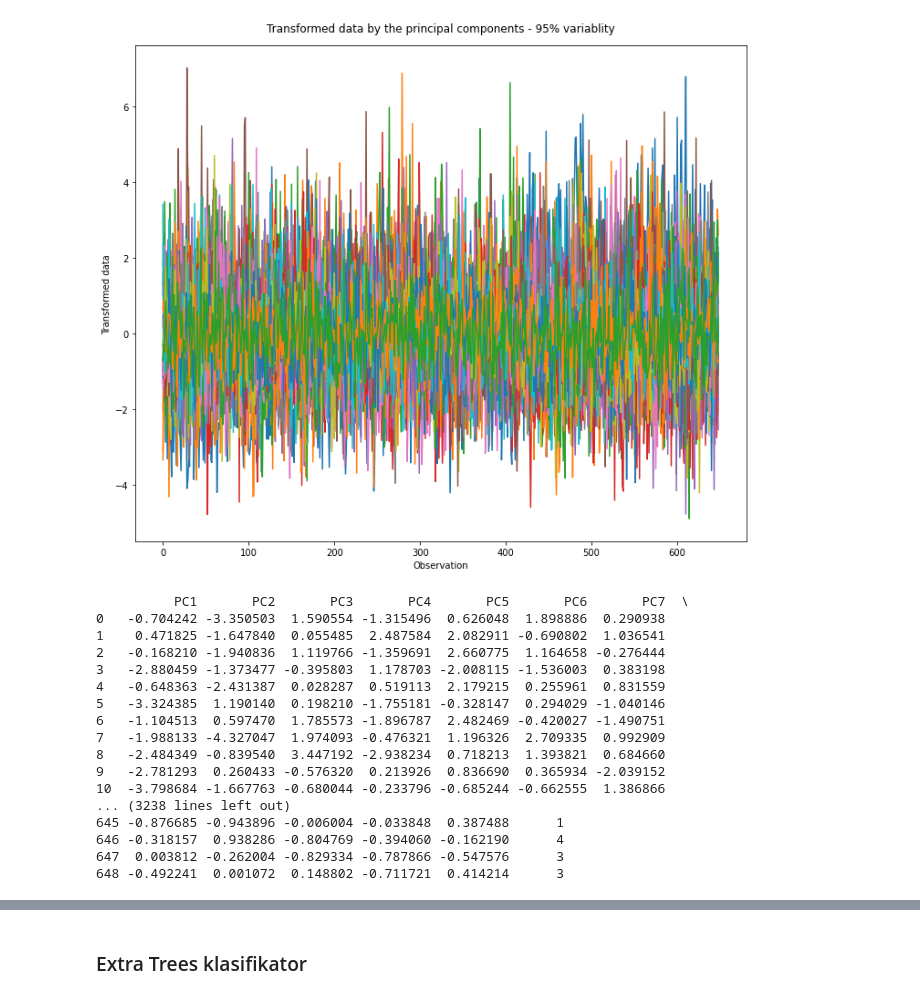
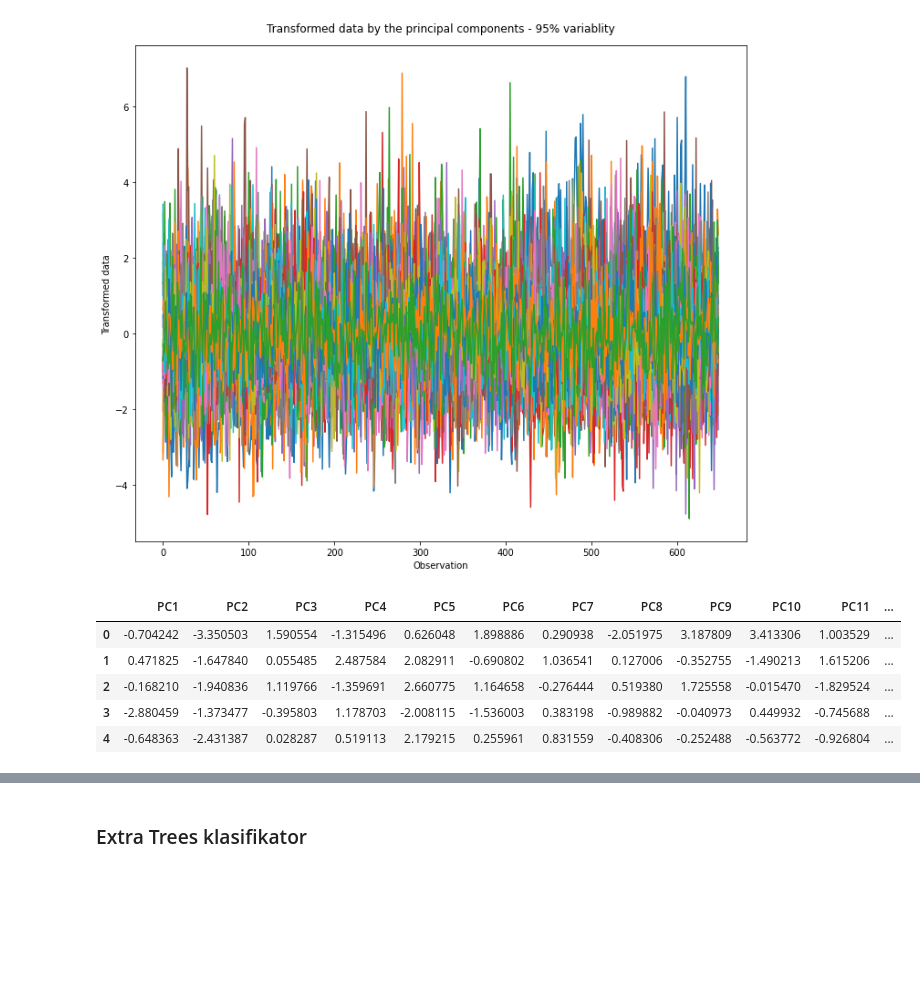
Before and after one commit to ilija447/machine-learning-1, a Jupyter notebook: Masinsko-ucenje-Projekat-I.ipynb, the cells around one changed output, grey strips where cells are left out. Drawn from its saved outputs; the diff is of its cells as text; code cells hidden in the pictures; blank space fills up the shorter version.

```diff
--- a/Masinsko-ucenje-Projekat-I.ipynb
+++ b/Masinsko-ucenje-Projekat-I.ipynb
@@ -895,25 +893,14 @@ print("{} compnents to preserve 95% of the variability in data".format(X_pca_95.
 # %%
 df=pd.DataFrame(X_pca_95, columns=['PC1','PC2','PC3','PC4','PC5','PC6','PC7','PC8','PC9','PC10','PC11','PC12','PC13','PC14','PC15','PC16','PC17','PC18','PC19','PC20','PC21','PC22','PC23','PC24','PC25','PC26','PC2','PC28','PC29','PC30','PC31','PC32','PC33'])
 df['class']=y
-df
+df.head()
 # %% [output]
-          PC1       PC2       PC3       PC4       PC5       PC6       PC7  \
-0   -0.704242 -3.350503  1.590554 -1.315496  0.626048  1.898886  0.290938
-1    0.471825 -1.647840  0.055485  2.487584  2.082911 -0.690802  1.036541
-2   -0.168210 -1.940836  1.119766 -1.359691  2.660775  1.164658 -0.276444
-3   -2.880459 -1.373477 -0.395803  1.178703 -2.008115 -1.536003  0.383198
-4   -0.648363 -2.431387  0.028287  0.519113  2.179215  0.255961  0.831559
-5   -3.324385  1.190140  0.198210 -1.755181 -0.328147  0.294029 -1.040146
-6   -1.104513  0.597470  1.785573 -1.896787  2.482469 -0.420027 -1.490751
-7   -1.988133 -4.327047  1.974093 -0.476321  1.196326  2.709335  0.992909
-8   -2.484349 -0.839540  3.447192 -2.938234  0.718213  1.393821  0.684660
-9   -2.781293  0.260433 -0.576320  0.213926  0.836690  0.365934 -2.039152
-10  -3.798684 -1.667763 -0.680044 -0.233796 -0.685244 -0.662555  1.386866
-... (3238 lines left out)
-645 -0.876685 -0.943896 -0.006004 -0.033848  0.387488      1
-646 -0.318157  0.938286 -0.804769 -0.394060 -0.162190      4
-647  0.003812 -0.262004 -0.829334 -0.787866 -0.547576      3
-648 -0.492241  0.001072  0.148802 -0.711721  0.414214      3
+|  | PC1 | PC2 | PC3 | PC4 | PC5 | PC6 | PC7 | PC8 | PC9 | PC10 | PC11 | ... |
+| 0 | -0.704242 | -3.350503 | 1.590554 | -1.315496 | 0.626048 | 1.898886 | 0.290938 | -2.051975 | 3.187809 | 3.413306 | 1.003529 | ... |
+| 1 | 0.471825 | -1.647840 | 0.055485 | 2.487584 | 2.082911 | -0.690802 | 1.036541 | 0.127006 | -0.352755 | -1.490213 | 1.615206 | ... |
+| 2 | -0.168210 | -1.940836 | 1.119766 | -1.359691 | 2.660775 | 1.164658 | -0.276444 | 0.519380 | 1.725558 | -0.015470 | -1.829524 | ... |
+| 3 | -2.880459 | -1.373477 | -0.395803 | 1.178703 | -2.008115 | -1.536003 | 0.383198 | -0.989882 | -0.040973 | 0.449932 | -0.745688 | ... |
+| 4 | -0.648363 | -2.431387 | 0.028287 | 0.519113 | 2.179215 | 0.255961 | 0.831559 | -0.408306 | -0.252488 | -0.563772 | -0.926804 | ... |
 # %%
 X_train95,X_test95,y_train95,y_test95=train_test_split(X_pca_95,y,test_size=0.3)
 # %%
```
Also changed, not shown: parts of 25 cells of this notebook.
